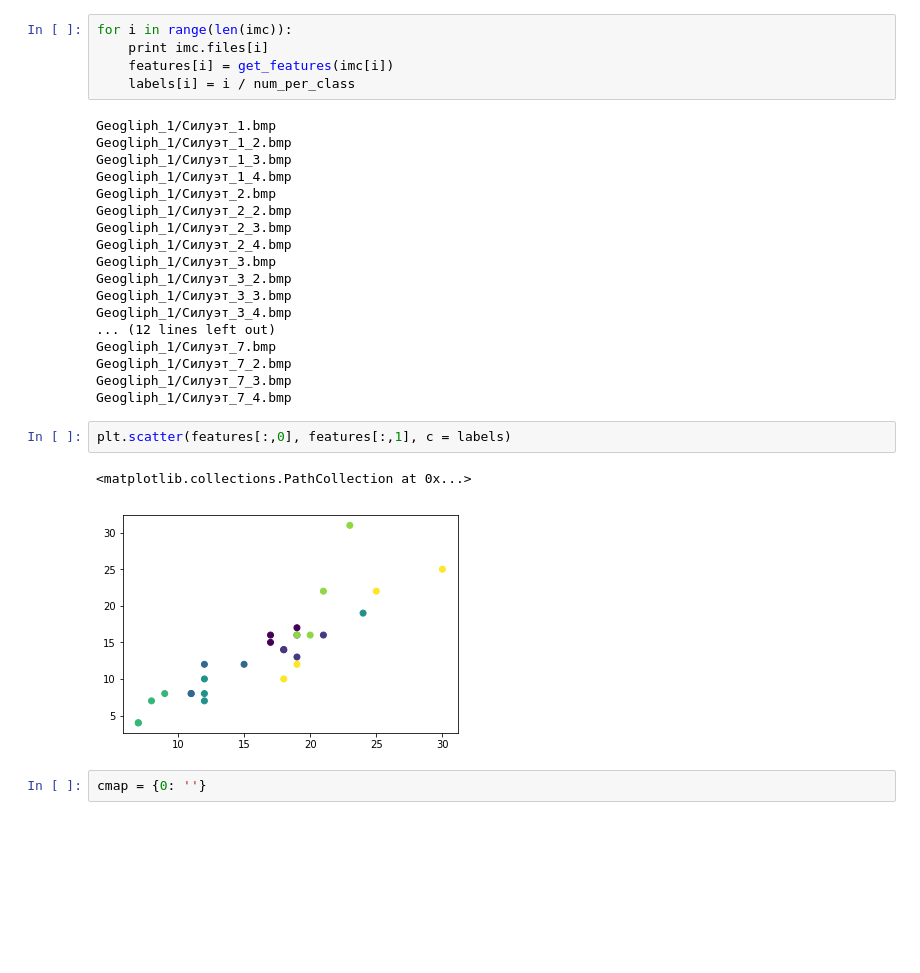
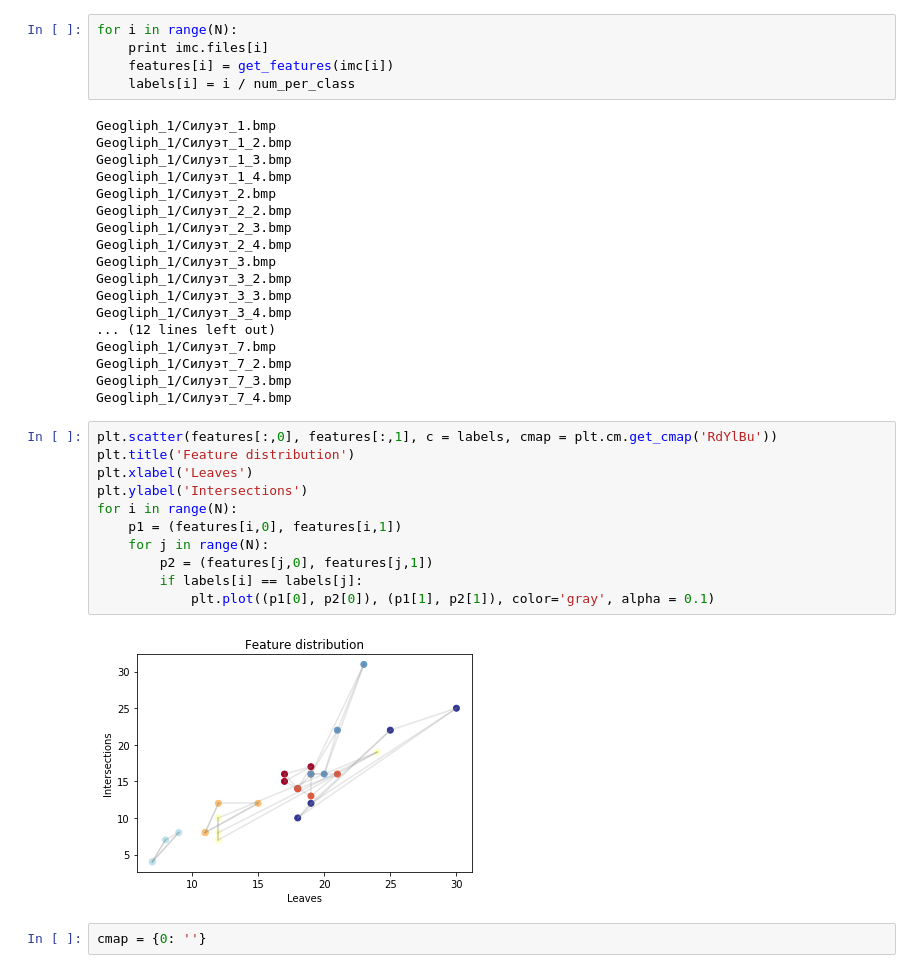
Before and after one commit to etoestja/inf, a Jupyter notebook: mipt/s8/ImageProcessing/2/Images2.ipynb, the cells around one changed output. Cells and saved outputs as stored; diff of their text form; blank space fills up the shorter version.

Commit message:
Update images

```diff
--- a/mipt/s8/ImageProcessing/2/Images2.ipynb
+++ b/mipt/s8/ImageProcessing/2/Images2.ipynb
@@ -118,7 +118,7 @@ N = len(imc.files)
 features = np.zeros((N, 2))
 labels = np.zeros((N, ))
 # %%
-for i in range(len(imc)):
+for i in range(N):
     print imc.files[i]
     features[i] = get_features(imc[i])
     labels[i] = i / num_per_class
@@ -140,10 +140,18 @@ Geogliph_1/Силуэт_7.bmp
 Geogliph_1/Силуэт_7_2.bmp
 Geogliph_1/Силуэт_7_3.bmp
 Geogliph_1/Силуэт_7_4.bmp
-# %%
-plt.scatter(features[:,0], features[:,1], c = labels)
-# %% [output]
-<matplotlib.collections.PathCollection at 0x...>
-[figure, removed]
+# %%
+plt.scatter(features[:,0], features[:,1], c = labels, cmap = plt.cm.get_cmap('RdYlBu'))
+plt.title('Feature distribution')
+plt.xlabel('Leaves')
+plt.ylabel('Intersections')
+for i in range(N):
+    p1 = (features[i,0], features[i,1])
+    for j in range(N):
+        p2 = (features[j,0], features[j,1])
+        if labels[i] == labels[j]:
+            plt.plot((p1[0], p2[0]), (p1[1], p2[1]), color='gray', alpha = 0.1)
+# %% [output]
+[figure, added]
 # %%
 cmap = {0: ''}
```
Also changed, not shown: parts of 1 cell of this notebook.
